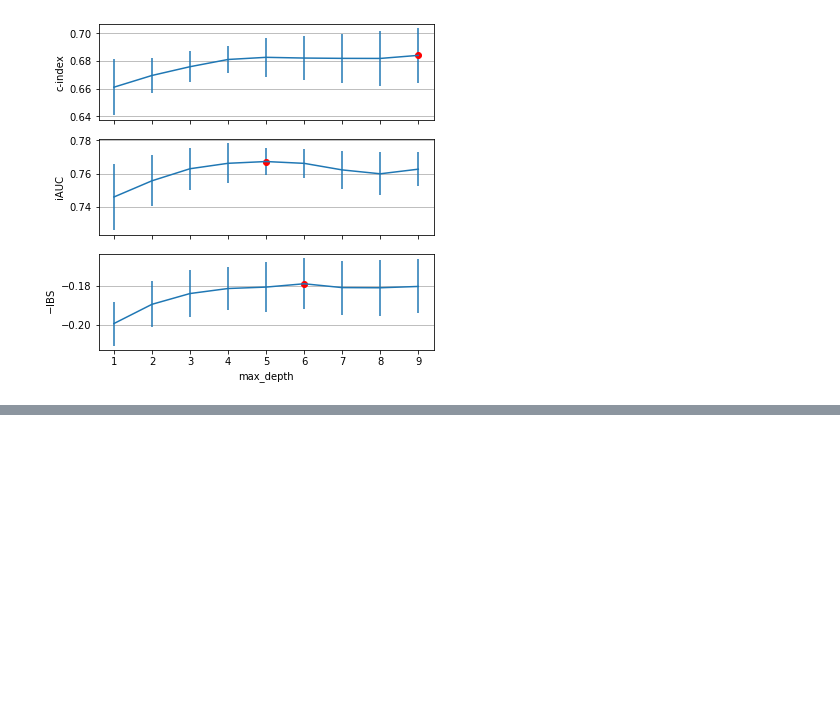
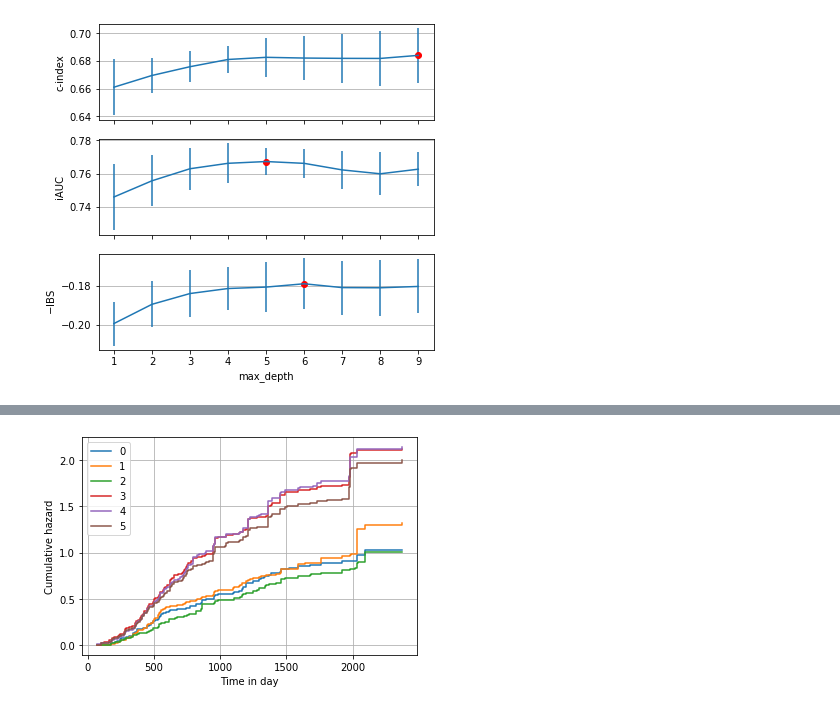
Before and after one commit to hmzhan/disaster_tweets, a Jupyter notebook: notebooks/grid-search.ipynb, the cells around one changed output, grey strips where cells are left out. Cells and saved outputs as stored; diff of their text form; code cells hidden in the pictures; blank space fills up the shorter version.

```diff
--- a/notebooks/grid-search.ipynb
+++ b/notebooks/grid-search.ipynb
@@ -13,0 +22,4 @@ model.plot_results()
+# %%
+model.plot_chf()
+# %% [output]
+[figure, added]
```
Also changed, not shown: parts of 3 cells of this notebook, 1 other file.
